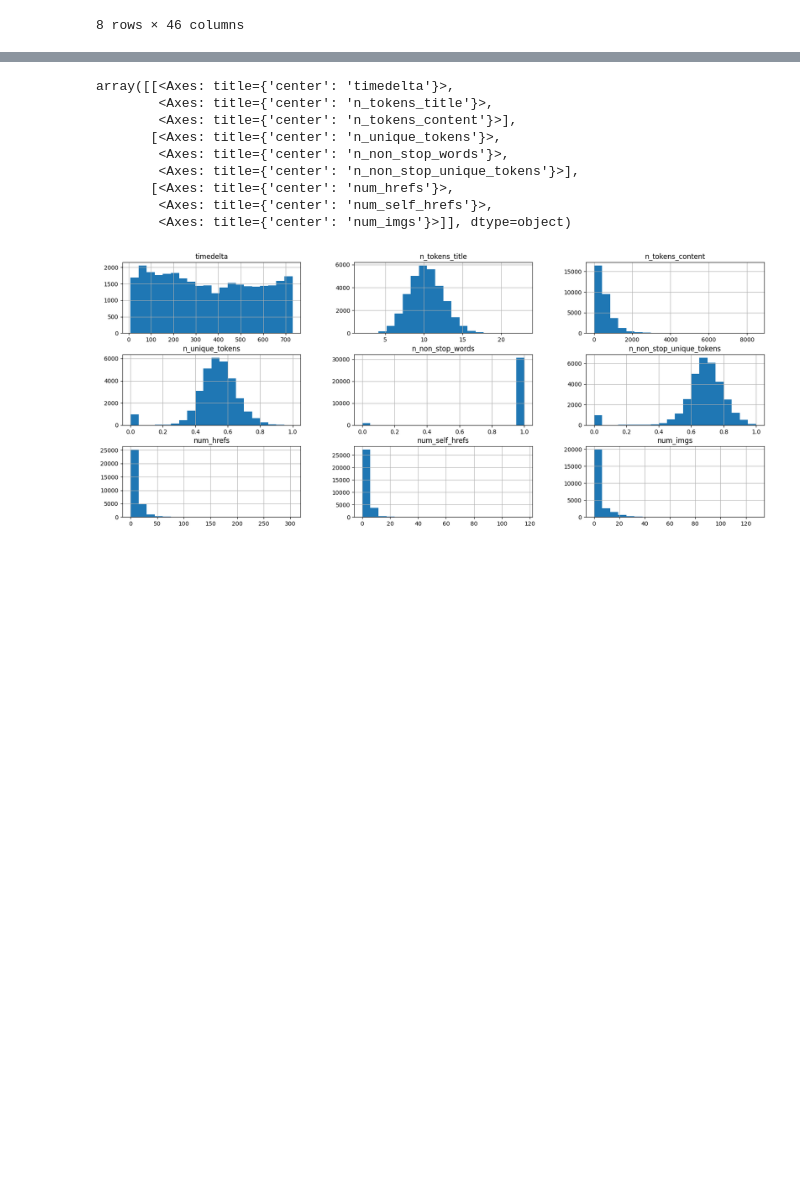
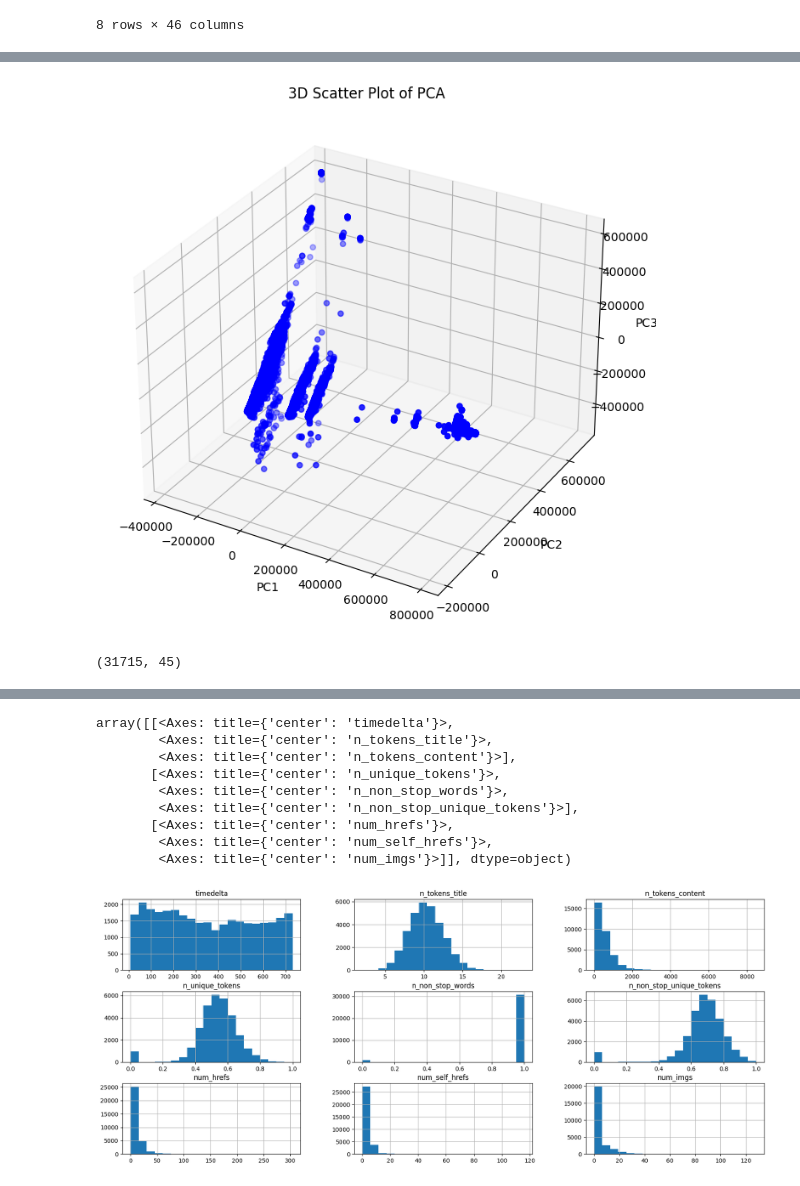
Before and after one commit to Mattizza/DSL-Online-News-Popularity, a Jupyter notebook: data/summer_project_dataset/DSL_news.ipynb, the cells around one changed output, grey strips where cells are left out. Cells and saved outputs as stored; diff of their text form; code cells hidden in the pictures; blank space fills up the shorter version.

```diff
--- a/data/summer_project_dataset/DSL_news.ipynb
+++ b/data/summer_project_dataset/DSL_news.ipynb
@@ -221,0 +269,42 @@ data.select_dtypes(exclude='object')
+# %%
+import matplotlib.pyplot as plt
+from mpl_toolkits.mplot3d import Axes3D
+import numpy as np
+from sklearn.decomposition import PCA
+
+# Generate some random data for demonstration
+np.random.seed(42)
+X = data_temp.select_dtypes(exclude='object').drop('shares', axis = 1)  # 100 samples with 3 features
+
+# Perform PCA
+pca = PCA(n_components=4)
+X_pca = pca.fit_transform(X)
+
+# Retrieve the first four principal components
+components = pca.components_[:4]
+
+# Create a 3D scatter plot for the first three principal components
+fig = plt.figure()
+ax = fig.add_subplot(111, projection='3d')
+ax.scatter(X_pca[:, 0], X_pca[:, 1], X_pca[:, 2], c='b', marker='o')
+
+# Plot the first four principal components as vectors
+origin = [0, 0, 0]  # Origin point for the vectors
+# for i, component in enumerate(components):
+#     ax.quiver(*origin, *component, color='r', length=0.5)
+
+# Set labels and title
+ax.set_xlabel('PC1')
+ax.set_ylabel('PC2')
+ax.set_zlabel('PC3')
+plt.title('3D Scatter Plot of PCA')
+
+# Show the plot
+plt.show()
+# %% [output]
+[figure, added]
+# %%
+data_temp.select_dtypes(exclude='object').shape
+data_temp.select_dtypes(exclude='object').drop('shares', axis = 1).shape
+# %% [output]
+(31715, 45)
```
Also changed, not shown: parts of 16 cells of this notebook, 3 other files.
